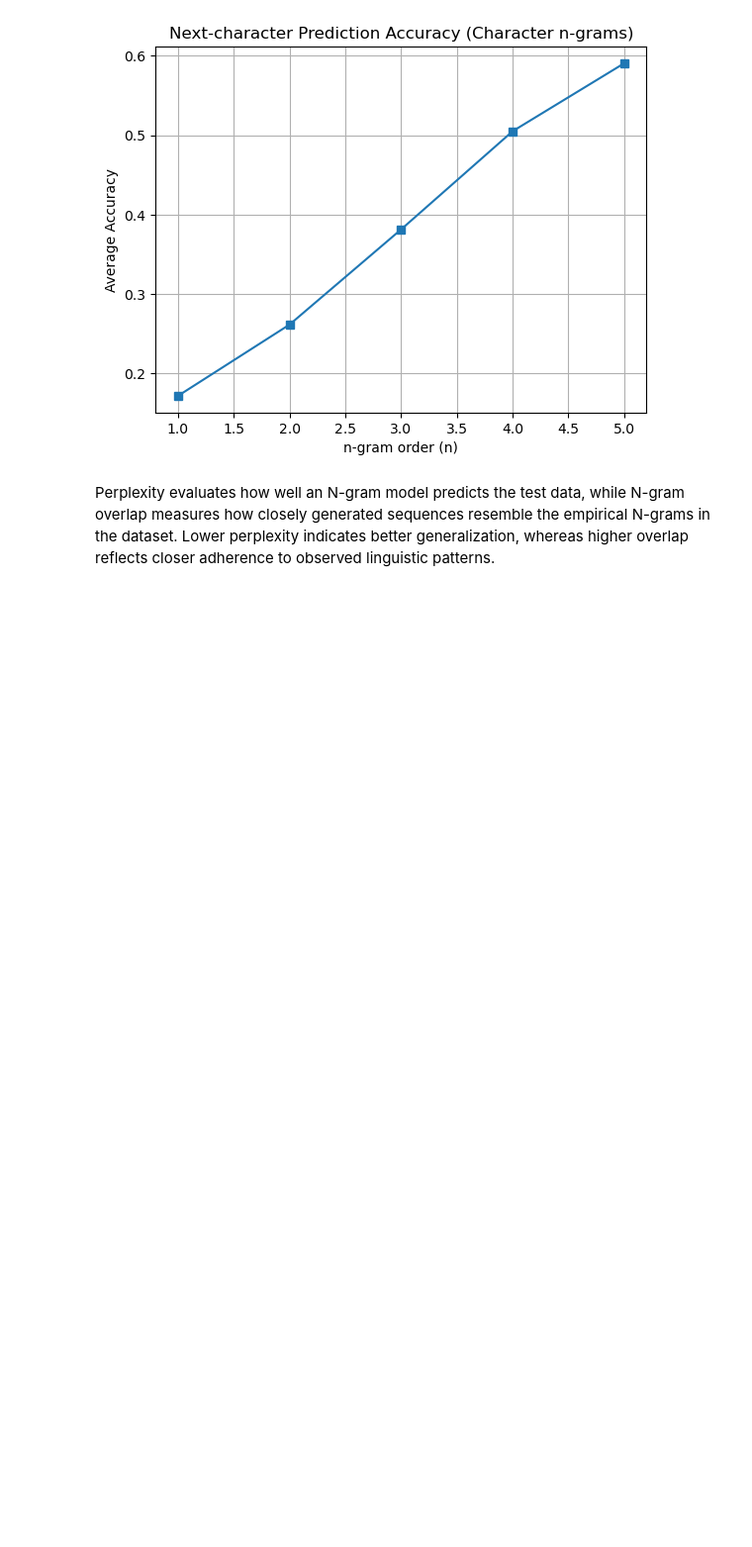
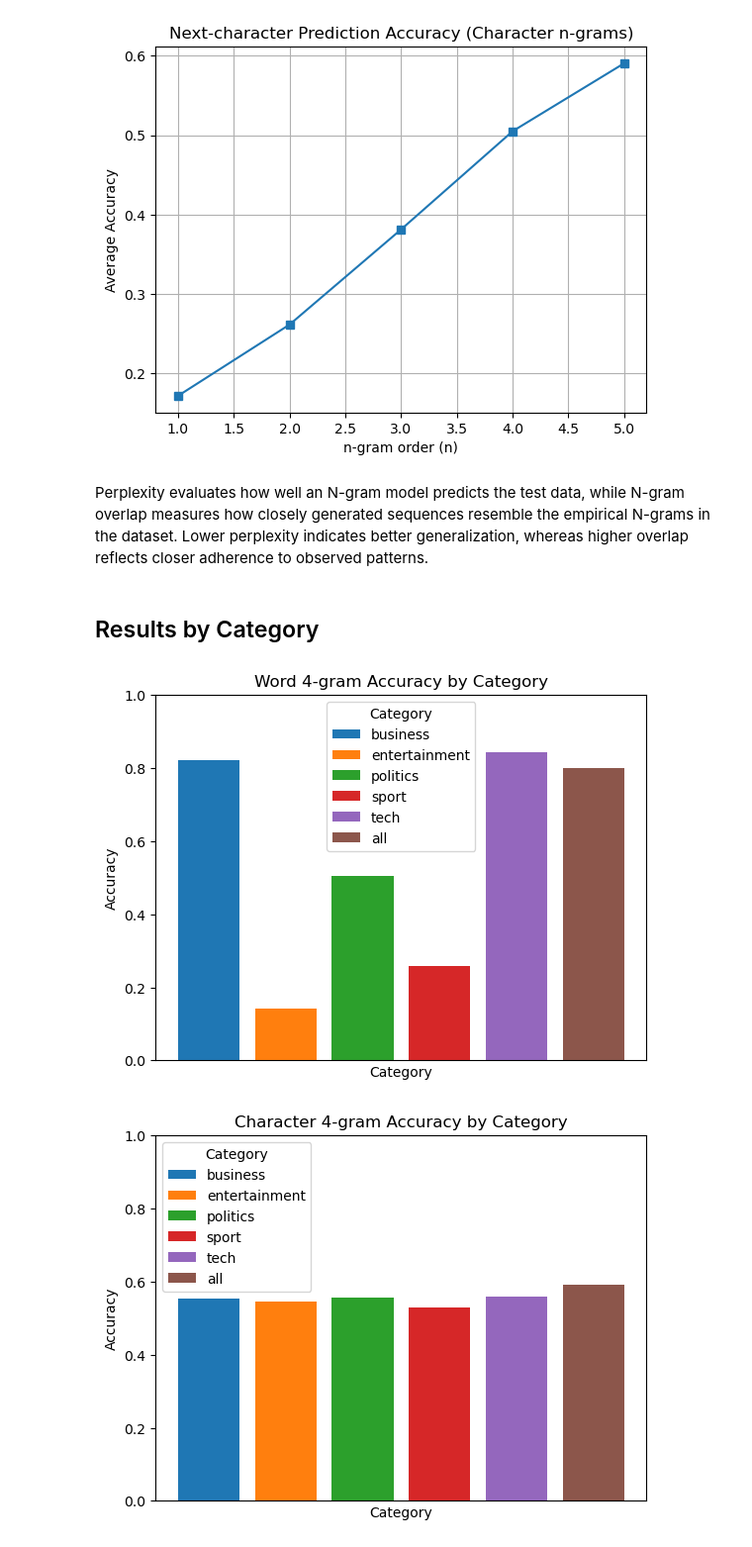
Before and after one commit to 2308monsi/KP, a Jupyter notebook: Seminar_Software/ModelResults.ipynb, the cells around one changed output. Shown at 99% size. Cells and saved outputs as stored; diff of their text form; code cells hidden in the pictures; blank space fills up the shorter version.

Commit message:
add results by categories

```diff
--- a/Seminar_Software/ModelResults.ipynb
+++ b/Seminar_Software/ModelResults.ipynb
@@ -339,4 +339,6 @@ plt.show()
 [figure]
 [figure]
 # %% [markdown]
-Perplexity evaluates how well an N-gram model predicts the test data, while N-gram overlap measures how closely generated sequences resemble the empirical N-grams in the dataset. Lower perplexity indicates better generalization, whereas higher overlap reflects closer adherence to observed linguistic patterns.
+Perplexity evaluates how well an N-gram model predicts the test data, while N-gram overlap measures how closely generated sequences resemble the empirical N-grams in the dataset. Lower perplexity indicates better generalization, whereas higher overlap reflects closer adherence to observed patterns.
+# %% [markdown]
+## Results by Category
@@ -342,0 +381,55 @@ Perplexity evaluates how well an N-gram model predicts the test data, while N-gr
+# %%
+avg_accuracy = {}
+
+for mt in modeltypes:
+    avg_accuracy[mt] = {}
+    for category in categories:
+        avg_accuracy[mt][category] = np.mean(accuracy_results[mt][category])
+# %%
+colors = {
+    "business": "#1f77b4",
+    "entertainment": "#ff7f0e",
+    "politics": "#2ca02c",
+    "sport": "#d62728",
+    "tech": "#9467bd",
+    "all": "#8c564b"
+}
+
+# Word Plot
+plt.figure()
+for category in categories:
+    plt.bar(
+        category,
+        avg_accuracy["word"][category],
+        color=colors[category],
+        label=category
+    )
+
+plt.title("Word 4-gram Accuracy by Category")
+plt.xlabel("Category")
+plt.ylabel("Accuracy")
+plt.xticks([])
+plt.ylim(0, 1)
+plt.legend(title="Category")
+plt.show()
+
+# Character Plot
+plt.figure()
+for category in categories:
+    plt.bar(
+        category,
+        avg_accuracy["character"][category],
+        color=colors[category],
+        label=category
+    )
+
+plt.title("Character 4-gram Accuracy by Category")
+plt.xlabel("Category")
+plt.ylabel("Accuracy")
+plt.xticks([])
+plt.ylim(0, 1)
+plt.legend(title="Category")
+plt.show()
+# %% [output]
+[figure, added]
+[figure, added]
```
Also changed, not shown: parts of 1 cell of this notebook.
